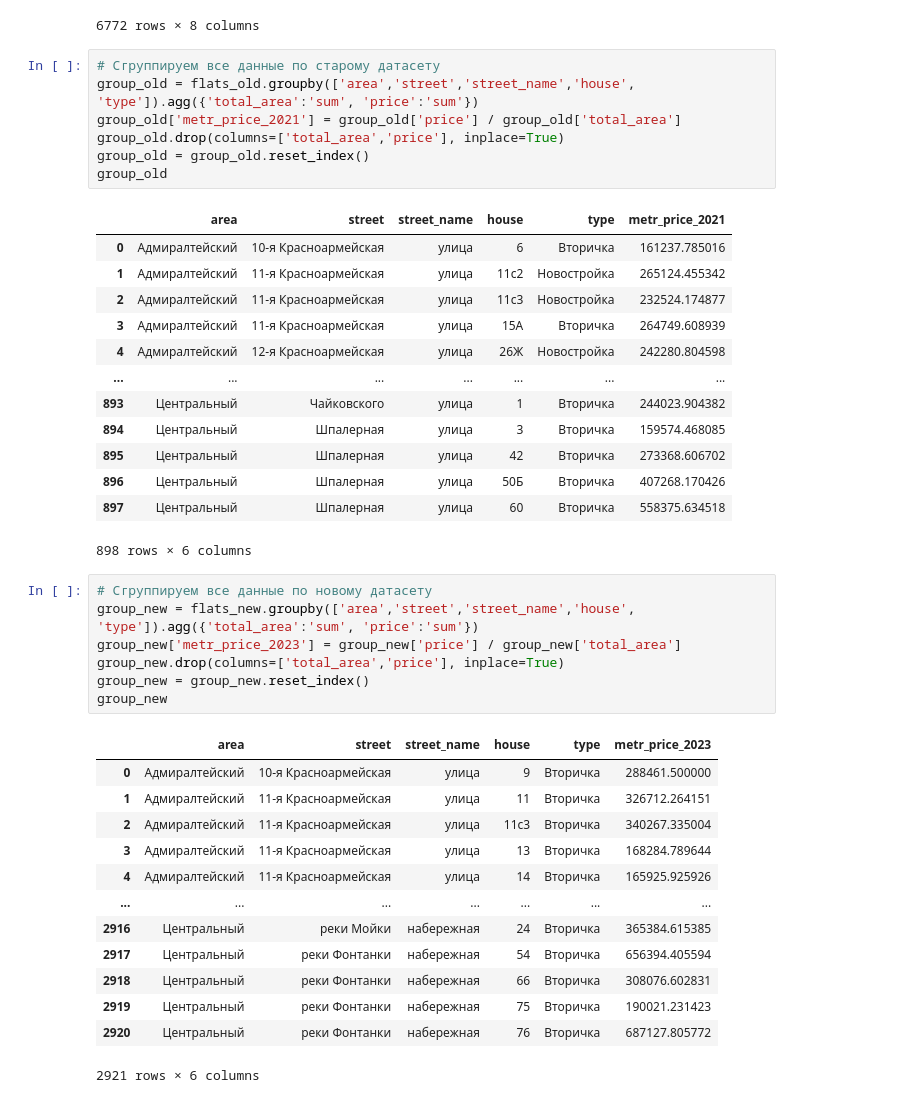
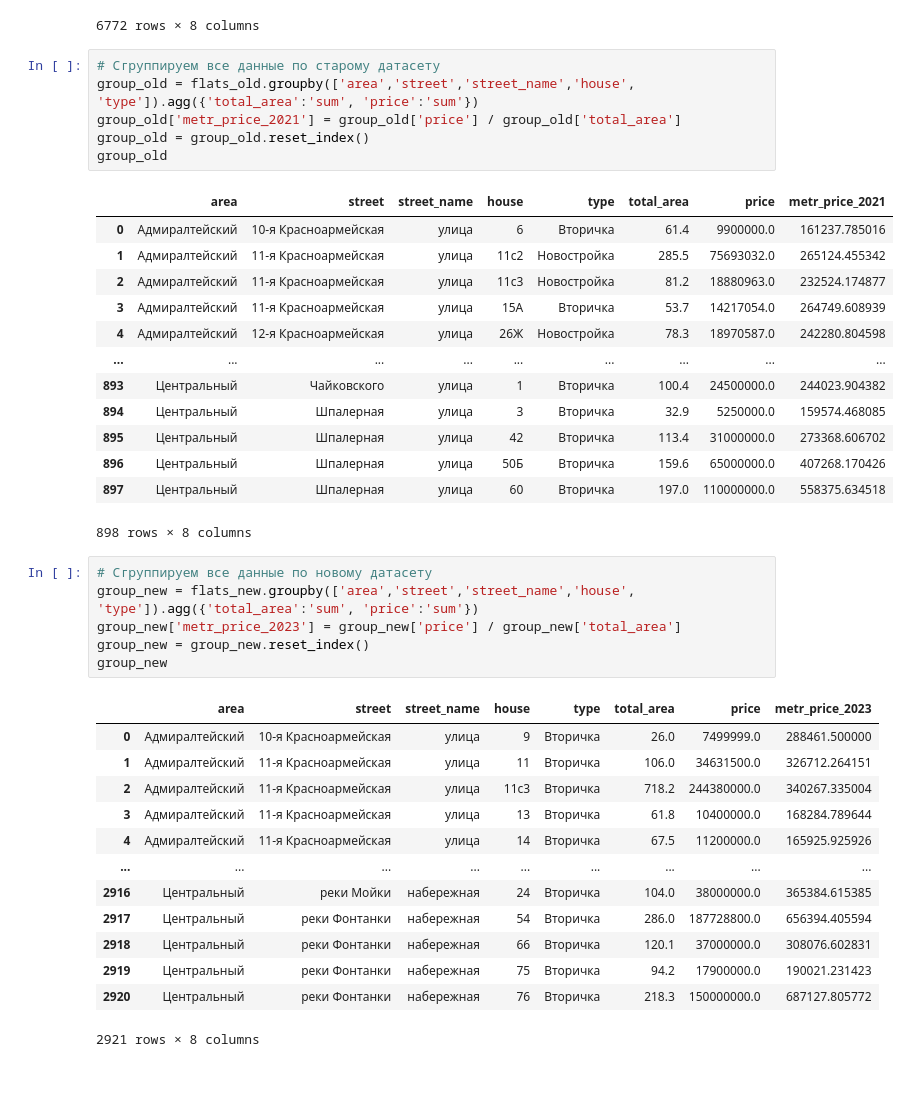
Before and after one commit to zoubrator/RealEstateSpb, a Jupyter notebook: buy_a_dream_apartment.ipynb, the cells around one changed output. Cells and saved outputs as stored; diff of their text form.

```diff
--- a/buy_a_dream_apartment.ipynb
+++ b/buy_a_dream_apartment.ipynb
@@ -959,45 +987,43 @@ flats_new
 # %%
 # Сгруппируем все данные по старому датасету
 group_old = flats_old.groupby(['area','street','street_name','house', 'type']).agg({'total_area':'sum', 'price':'sum'})
 group_old['metr_price_2021'] = group_old['price'] / group_old['total_area']
-group_old.drop(columns=['total_area','price'], inplace=True)
 group_old = group_old.reset_index()
 group_old
 # %% [output]
-|  | area | street | street_name | house | type | metr_price_2021 |
-| 0 | Адмиралтейский | 10-я Красноармейская | улица | 6 | Вторичка | 161237.785016 |
-| 1 | Адмиралтейский | 11-я Красноармейская | улица | 11с2 | Новостройка | 265124.455342 |
-| 2 | Адмиралтейский | 11-я Красноармейская | улица | 11с3 | Новостройка | 232524.174877 |
-| 3 | Адмиралтейский | 11-я Красноармейская | улица | 15А | Вторичка | 264749.608939 |
-| 4 | Адмиралтейский | 12-я Красноармейская | улица | 26Ж | Новостройка | 242280.804598 |
-| ... | ... | ... | ... | ... | ... | ... |
-| 893 | Центральный | Чайковского | улица | 1 | Вторичка | 244023.904382 |
-| 894 | Центральный | Шпалерная | улица | 3 | Вторичка | 159574.468085 |
-| 895 | Центральный | Шпалерная | улица | 42 | Вторичка | 273368.606702 |
-| 896 | Центральный | Шпалерная | улица | 50Б | Вторичка | 407268.170426 |
-| 897 | Центральный | Шпалерная | улица | 60 | Вторичка | 558375.634518 |
+|  | area | street | street_name | house | type | total_area | price | metr_price_2021 |
+| 0 | Адмиралтейский | 10-я Красноармейская | улица | 6 | Вторичка | 61.4 | 9900000.0 | 161237.785016 |
+| 1 | Адмиралтейский | 11-я Красноармейская | улица | 11с2 | Новостройка | 285.5 | 75693032.0 | 265124.455342 |
+| 2 | Адмиралтейский | 11-я Красноармейская | улица | 11с3 | Новостройка | 81.2 | 18880963.0 | 232524.174877 |
+| 3 | Адмиралтейский | 11-я Красноармейская | улица | 15А | Вторичка | 53.7 | 14217054.0 | 264749.608939 |
+| 4 | Адмиралтейский | 12-я Красноармейская | улица | 26Ж | Новостройка | 78.3 | 18970587.0 | 242280.804598 |
+| ... | ... | ... | ... | ... | ... | ... | ... | ... |
+| 893 | Центральный | Чайковского | улица | 1 | Вторичка | 100.4 | 24500000.0 | 244023.904382 |
+| 894 | Центральный | Шпалерная | улица | 3 | Вторичка | 32.9 | 5250000.0 | 159574.468085 |
+| 895 | Центральный | Шпалерная | улица | 42 | Вторичка | 113.4 | 31000000.0 | 273368.606702 |
+| 896 | Центральный | Шпалерная | улица | 50Б | Вторичка | 159.6 | 65000000.0 | 407268.170426 |
+| 897 | Центральный | Шпалерная | улица | 60 | Вторичка | 197.0 | 110000000.0 | 558375.634518 |
-898 rows × 6 columns
+898 rows × 8 columns
 # %%
 # Сгруппируем все данные по новому датасету
 group_new = flats_new.groupby(['area','street','street_name','house', 'type']).agg({'total_area':'sum', 'price':'sum'})
 group_new['metr_price_2023'] = group_new['price'] / group_new['total_area']
-group_new.drop(columns=['total_area','price'], inplace=True)
 group_new = group_new.reset_index()
 group_new
 # %% [output]
-|  | area | street | street_name | house | type | metr_price_2023 |
-| 0 | Адмиралтейский | 10-я Красноармейская | улица | 9 | Вторичка | 288461.500000 |
-| 1 | Адмиралтейский | 11-я Красноармейская | улица | 11 | Вторичка | 326712.264151 |
-| 2 | Адмиралтейский | 11-я Красноармейская | улица | 11с3 | Вторичка | 340267.335004 |
-| 3 | Адмиралтейский | 11-я Красноармейская | улица | 13 | Вторичка | 168284.789644 |
-| 4 | Адмиралтейский | 11-я Красноармейская | улица | 14 | Вторичка | 165925.925926 |
-| ... | ... | ... | ... | ... | ... | ... |
-| 2916 | Центральный | реки Мойки | набережная | 24 | Вторичка | 365384.615385 |
-| 2917 | Центральный | реки Фонтанки | набережная | 54 | Вторичка | 656394.405594 |
-| 2918 | Центральный | реки Фонтанки | набережная | 66 | Вторичка | 308076.602831 |
-| 2919 | Центральный | реки Фонтанки | набережная | 75 | Вторичка | 190021.231423 |
-| 2920 | Центральный | реки Фонтанки | набережная | 76 | Вторичка | 687127.805772 |
+|  | area | street | street_name | house | type | total_area | price | metr_price_2023 |
+| 0 | Адмиралтейский | 10-я Красноармейская | улица | 9 | Вторичка | 26.0 | 7499999.0 | 288461.500000 |
+| 1 | Адмиралтейский | 11-я Красноармейская | улица | 11 | Вторичка | 106.0 | 34631500.0 | 326712.264151 |
+| 2 | Адмиралтейский | 11-я Красноармейская | улица | 11с3 | Вторичка | 718.2 | 244380000.0 | 340267.335004 |
+| 3 | Адмиралтейский | 11-я Красноармейская | улица | 13 | Вторичка | 61.8 | 10400000.0 | 168284.789644 |
+| 4 | Адмиралтейский | 11-я Красноармейская | улица | 14 | Вторичка | 67.5 | 11200000.0 | 165925.925926 |
+| ... | ... | ... | ... | ... | ... | ... | ... | ... |
+| 2916 | Центральный | реки Мойки | набережная | 24 | Вторичка | 104.0 | 38000000.0 | 365384.615385 |
+| 2917 | Центральный | реки Фонтанки | набережная | 54 | Вторичка | 286.0 | 187728800.0 | 656394.405594 |
+| 2918 | Центральный | реки Фонтанки | набережная | 66 | Вторичка | 120.1 | 37000000.0 | 308076.602831 |
+| 2919 | Центральный | реки Фонтанки | набережная | 75 | Вторичка | 94.2 | 17900000.0 | 190021.231423 |
+| 2920 | Центральный | реки Фонтанки | набережная | 76 | Вторичка | 218.3 | 150000000.0 | 687127.805772 |
-2921 rows × 6 columns
+2921 rows × 8 columns
 # %%
 # Соединим два датасета и посмотрим на рост цен по домам
 group = group_old.merge(group_new, on=['area','street','street_name','house'], how='inner', suffixes=('_old', '_new'))
```
Also changed, not shown: parts of 15 cells of this notebook.
